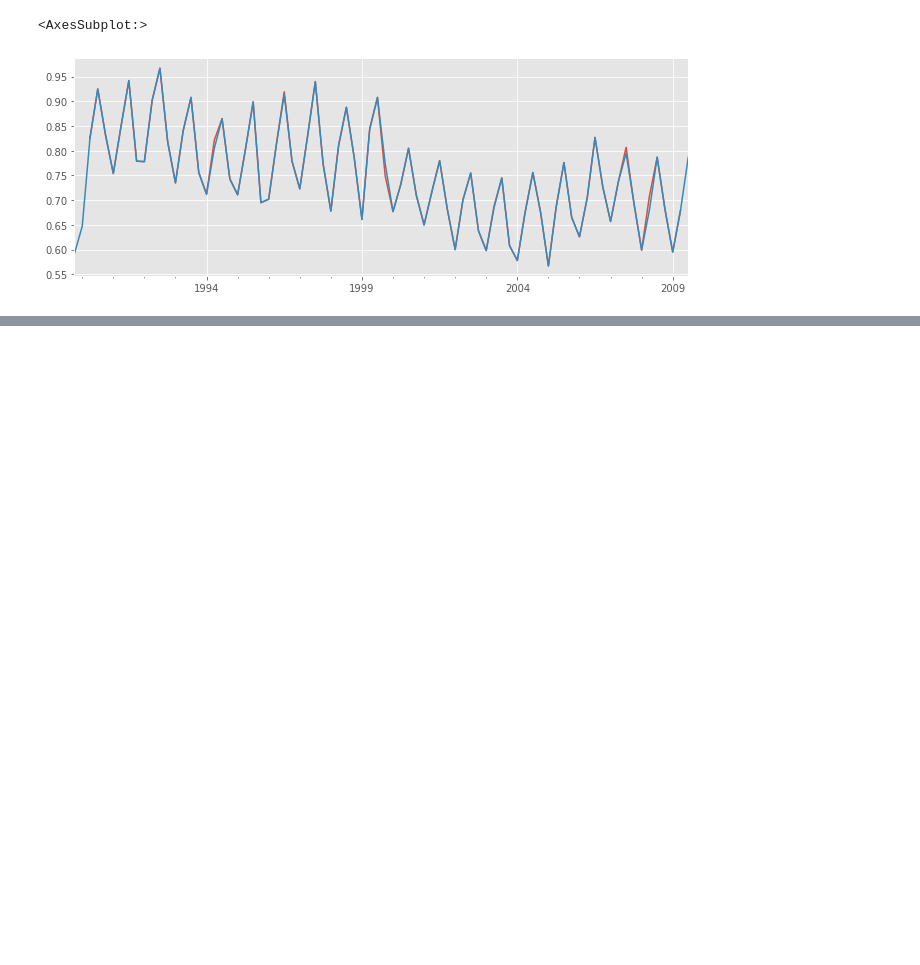
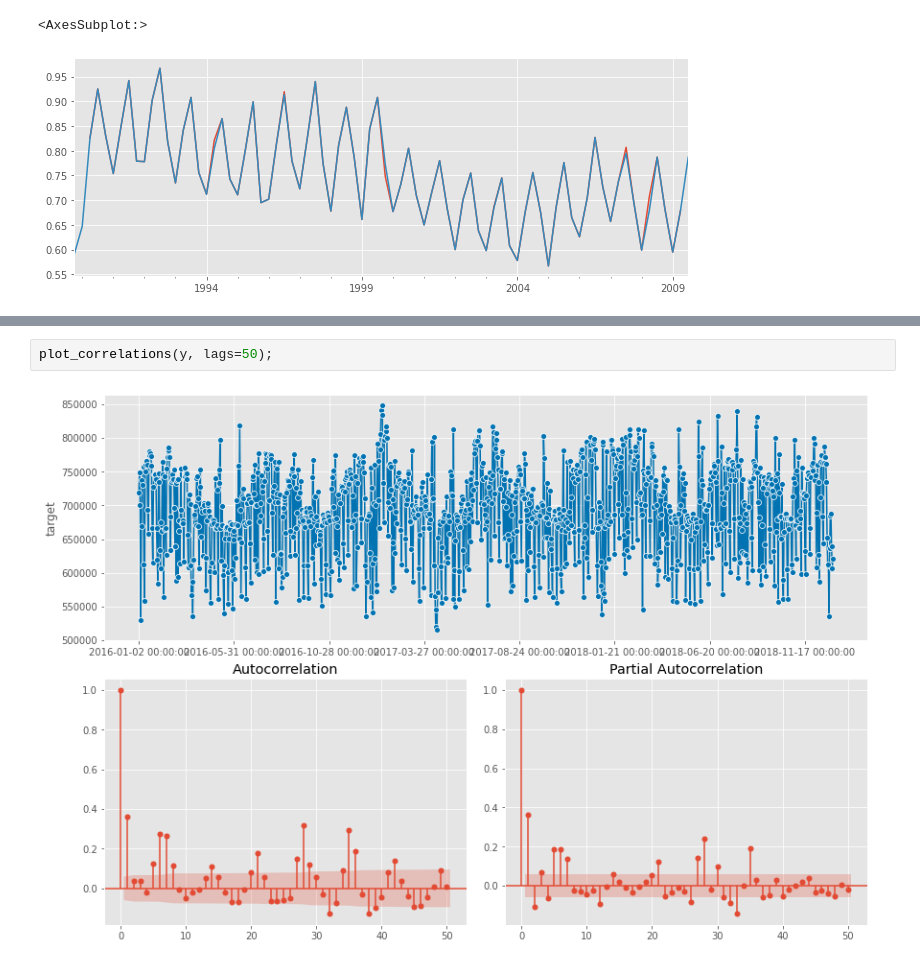
Before and after one commit to Pyatachokk/hse_ts_course, a Jupyter notebook: 2021-spring/seminars/sem_2.ipynb, the cells around one changed output, grey strips where cells are left out. Saved outputs shown, nothing was run; the diff lists cells and outputs as text; blank space fills up the shorter version.

```diff
--- a/2021-spring/seminars/sem_2.ipynb
+++ b/2021-spring/seminars/sem_2.ipynb
@@ -384,0 +443,4 @@ seasonal.plot()
+# %%
+plot_correlations(y, lags=50);
+# %% [output]
+[figure, added]
```
Also changed, not shown: parts of 8 cells of this notebook, 7 other files.
